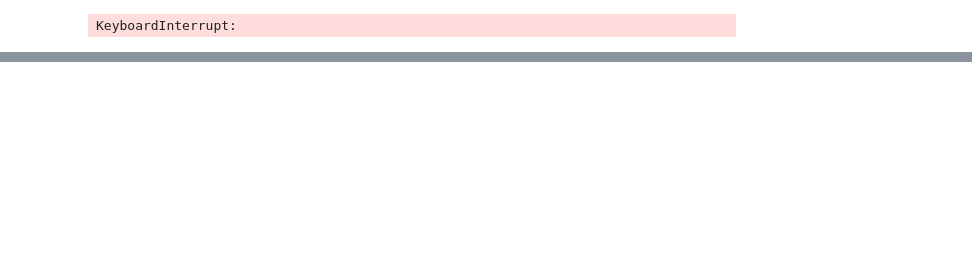
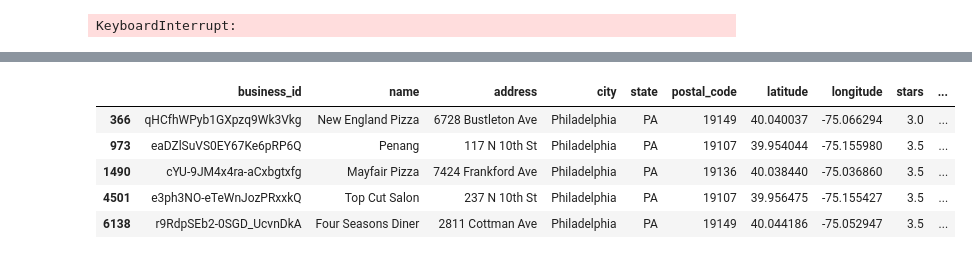
Before and after one commit to FranMoscato/tp_yelp, a Jupyter notebook: grafos_script.ipynb, the cells around one changed output, grey strips where cells are left out. Drawn from its saved outputs; the diff is of its cells as text; code cells hidden in the pictures; blank space fills up the shorter version.

```diff
--- a/grafos_script.ipynb
+++ b/grafos_script.ipynb
@@ -838,0 +994,16 @@ print(test_acc)
+# %%
+new_user_id_from_graph = train_data_raw['user'].id[new_user_id]
+reviewed_business_id=reviews_cargados[ reviews_cargados['user_id'] == new_user_id_from_graph]['business_id']
+
+df_reviewed = (
+    df_business[df_business['business_id'].isin(reviewed_business_id)]
+        .drop_duplicates(subset='business_id')
+)
+df_reviewed
+# %% [output]
+|  | business_id | name | address | city | state | postal_code | latitude | longitude | stars | ... |
+| 366 | qHCfhWPyb1GXpzq9Wk3Vkg | New England Pizza | 6728 Bustleton Ave | Philadelphia | PA | 19149 | 40.040037 | -75.066294 | 3.0 | ... |
+| 973 | eaDZlSuVS0EY67Ke6pRP6Q | Penang | 117 N 10th St | Philadelphia | PA | 19107 | 39.954044 | -75.155980 | 3.5 | ... |
+| 1490 | cYU-9JM4x4ra-aCxbgtxfg | Mayfair Pizza | 7424 Frankford Ave | Philadelphia | PA | 19136 | 40.038440 | -75.036860 | 3.5 | ... |
+| 4501 | e3ph3NO-eTeWnJozPRxxkQ | Top Cut Salon | 237 N 10th St | Philadelphia | PA | 19107 | 39.956475 | -75.155427 | 3.5 | ... |
+| 6138 | r9RdpSEb2-0SGD_UcvnDkA | Four Seasons Diner | 2811 Cottman Ave | Philadelphia | PA | 19149 | 40.044186 | -75.052947 | 3.5 | ... |
```
Also changed, not shown: parts of 27 cells of this notebook, 1 other file.
